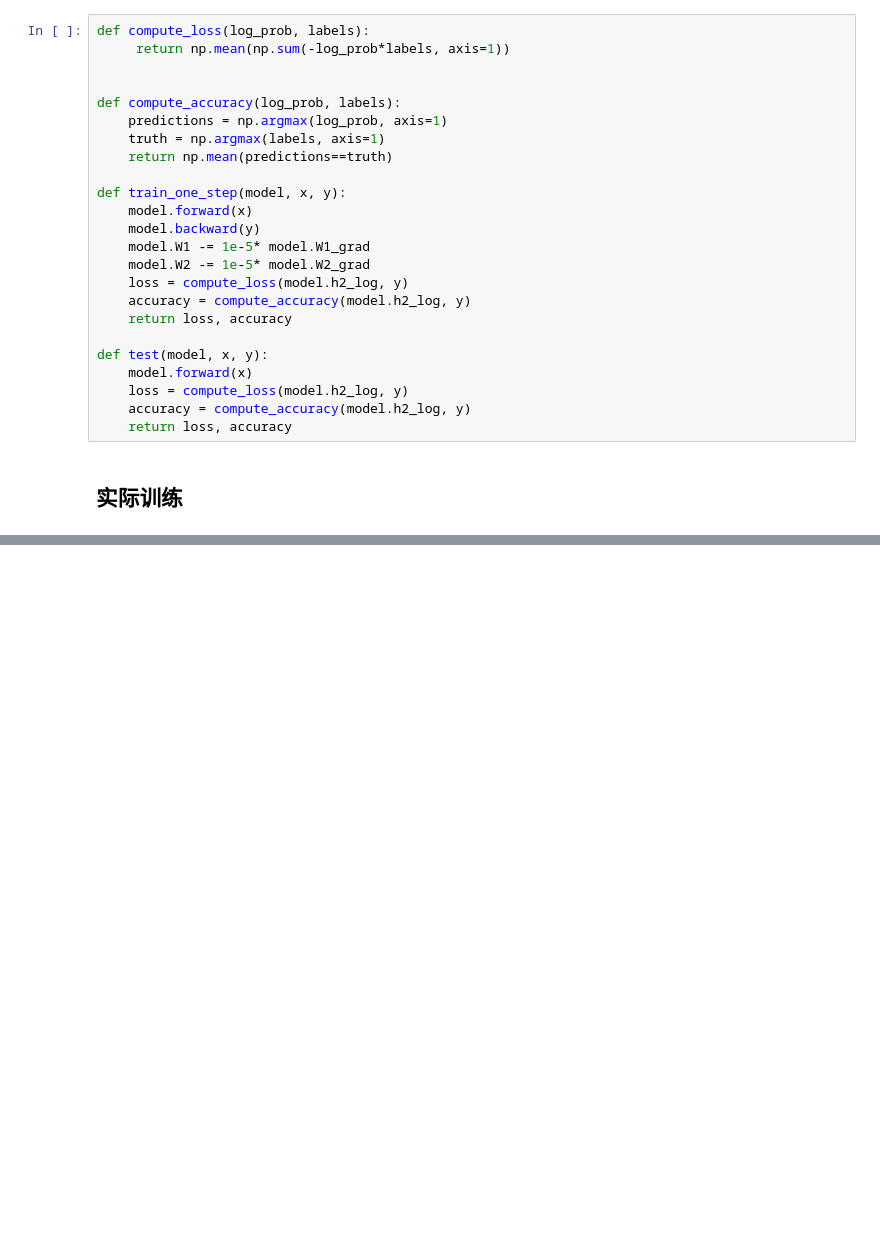
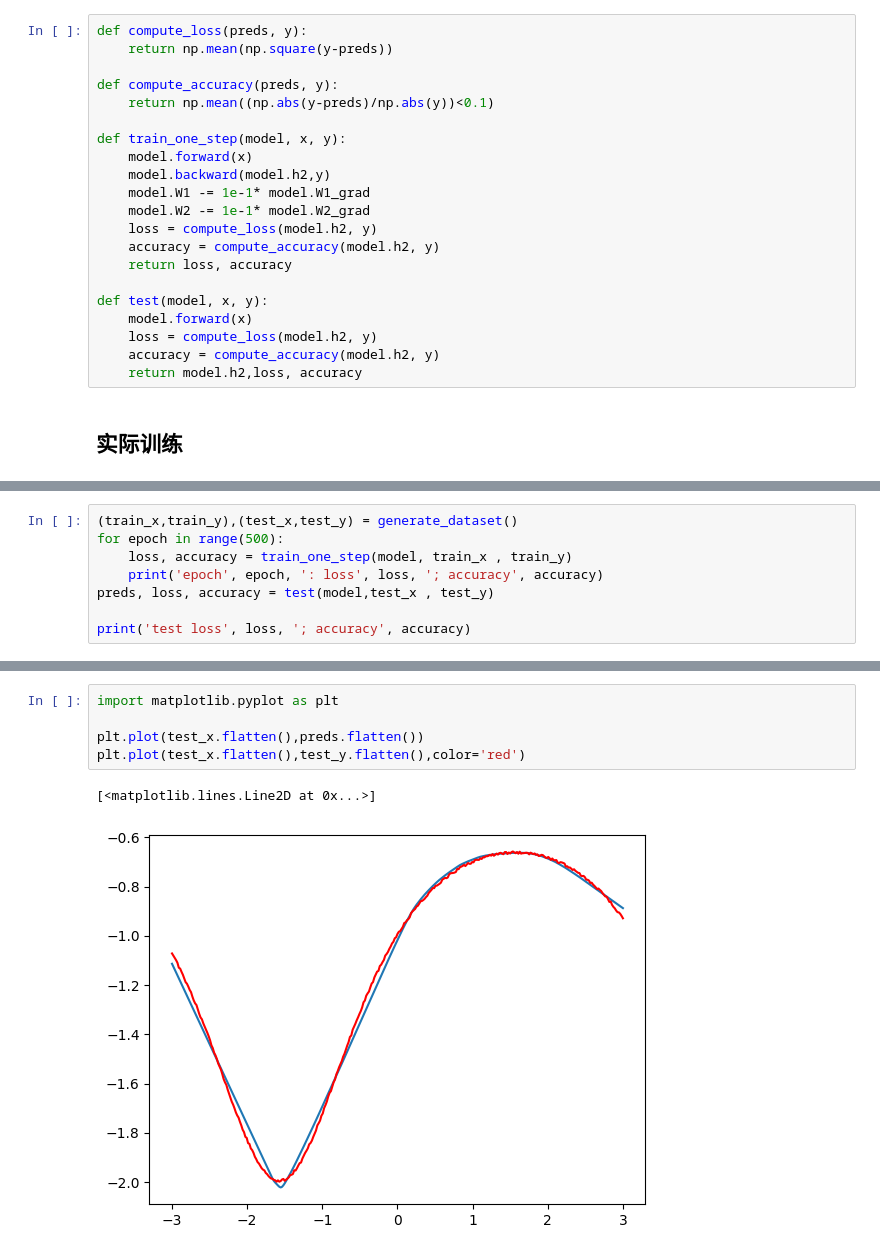
Before and after one commit to yanweiyue/TJDLHw2_2, a Jupyter notebook: fnn_numpy_fun.ipynb, the cells around one changed output, grey strips where cells are left out. Drawn from its saved outputs; the diff is of its cells as text; blank space fills up the shorter version.

```diff
--- a/fnn_numpy_fun.ipynb
+++ b/fnn_numpy_fun.ipynb
@@ -330,28 +165,25 @@ model = myModel()
 # %% [markdown]
 ## 计算 loss
 # %%
-def compute_loss(log_prob, labels):
-     return np.mean(np.sum(-log_prob*labels, axis=1))
+def compute_loss(preds, y):
+    return np.mean(np.square(y-preds))
 
-
-def compute_accuracy(log_prob, labels):
-    predictions = np.argmax(log_prob, axis=1)
-    truth = np.argmax(labels, axis=1)
-    return np.mean(predictions==truth)
+def compute_accuracy(preds, y):
+    return np.mean((np.abs(y-preds)/np.abs(y))<0.1)
 
 def train_one_step(model, x, y):
     model.forward(x)
-    model.backward(y)
-    model.W1 -= 1e-5* model.W1_grad
-    model.W2 -= 1e-5* model.W2_grad
-    loss = compute_loss(model.h2_log, y)
-    accuracy = compute_accuracy(model.h2_log, y)
+    model.backward(model.h2,y)
+    model.W1 -= 1e-1* model.W1_grad
+    model.W2 -= 1e-1* model.W2_grad
+    loss = compute_loss(model.h2, y)
+    accuracy = compute_accuracy(model.h2, y)
     return loss, accuracy
 
 def test(model, x, y):
     model.forward(x)
-    loss = compute_loss(model.h2_log, y)
-    accuracy = compute_accuracy(model.h2_log, y)
-    return loss, accuracy
+    loss = compute_loss(model.h2, y)
+    accuracy = compute_accuracy(model.h2, y)
+    return model.h2,loss, accuracy
 # %% [markdown]
 ## 实际训练
@@ -388,0 +190,8 @@ test loss 3.3165906083286014 ; accuracy 0.8295
+# %%
+(train_x,train_y),(test_x,test_y) = generate_dataset()
+for epoch in range(500):
+    loss, accuracy = train_one_step(model, train_x , train_y)
+    print('epoch', epoch, ': loss', loss, '; accuracy', accuracy)
+preds, loss, accuracy = test(model,test_x , test_y)
+
+print('test loss', loss, '; accuracy', accuracy)
@@ -388,0 +216,8 @@ test loss 3.3165906083286014 ; accuracy 0.8295
+# %%
+import matplotlib.pyplot as plt
+
+plt.plot(test_x.flatten(),preds.flatten())
+plt.plot(test_x.flatten(),test_y.flatten(),color='red')
+# %% [output]
+[<matplotlib.lines.Line2D at 0x...>]
+[figure, added]
```
Also changed, not shown: parts of 9 cells of this notebook, 1 other file.
